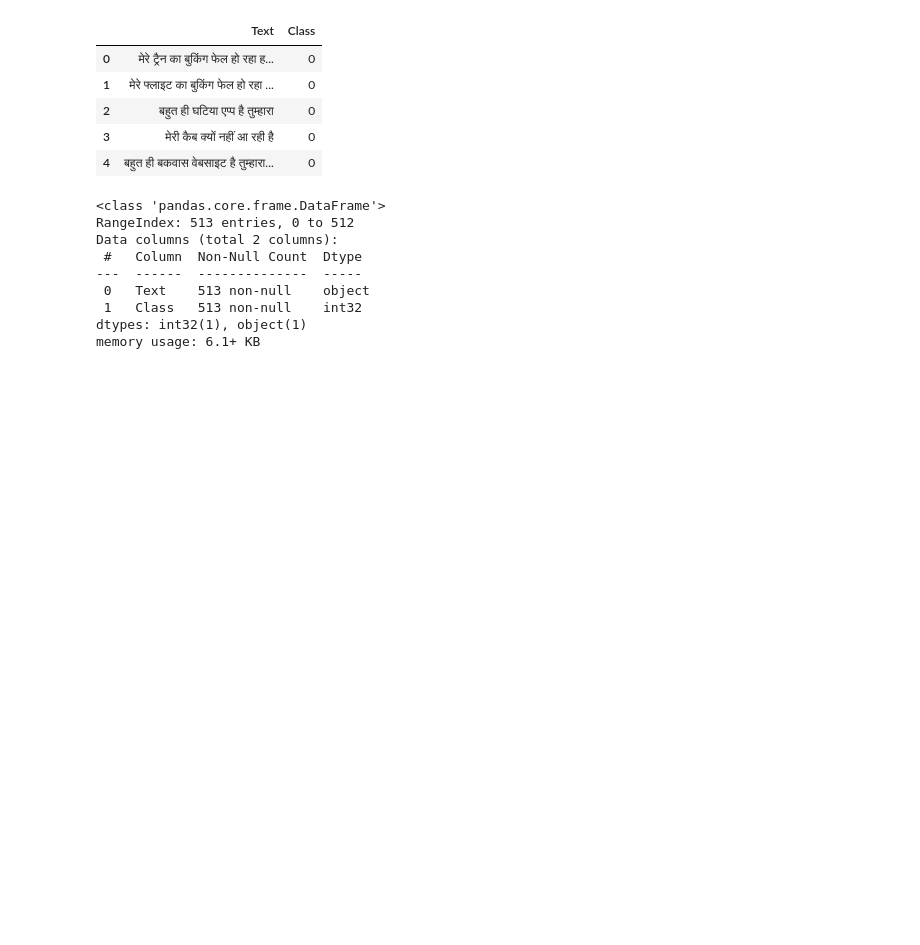
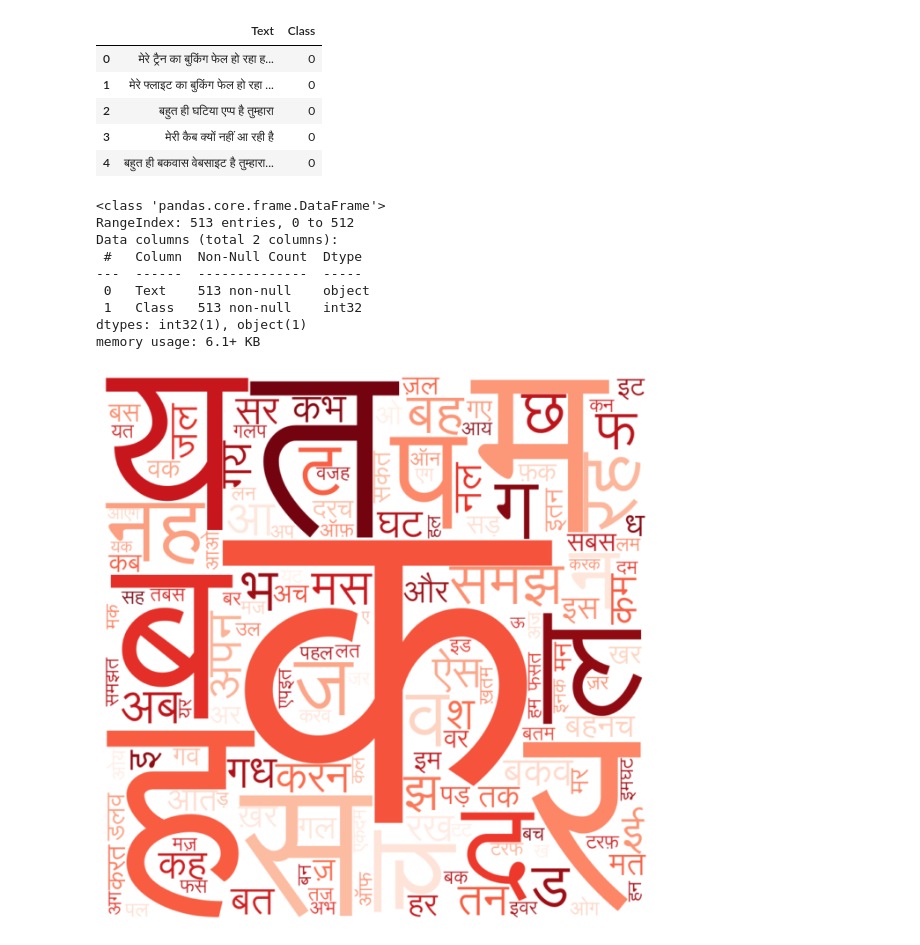
Before and after one commit to AbhiSpeak/hindi-sentiment-analysis, a Jupyter notebook: hindi-sentiment-analysis.ipynb, the cells around one changed output. Cells and saved outputs as stored; diff of their text form; code cells hidden in the pictures; blank space fills up the shorter version.

Commit message:
added stop words and created word cloud for all the different emotions.

```diff
--- a/hindi-sentiment-analysis.ipynb
+++ b/hindi-sentiment-analysis.ipynb
@@ -91,3 +91,14 @@ Data columns (total 2 columns):
  1   Class   513 non-null    int32
 dtypes: int32(1), object(1)
 memory usage: 6.1+ KB
+# %%
+stop = ['',' ',' ','!','! ','!  ','! !','! ! ','! ! !','?','ही','तुमसे','बार','आप','तुम्हारे','तु','रहा','कुछ','कभी','एक','तुम','होता','नहीं','कितनी','पर','तू','हो','है','क्यों','एप','कर','काम','रहे','बातें','लग','आता','ये चैनल्स','करनी','अपना','पैक्स','चीज़','क्या','अरे ये','करा','मैं']
+# %%
+wc=WordCloud(width=800,height=800,colormap='Reds',stopwords=stop,background_color='white',min_font_size=10,font_path='./font/Lohit-Devanagari.ttf',collocations=False)
+wc.generate(''.join(df[df['Class']==0]['Text']))
+plt.figure(figsize=(8,8))
+plt.imshow(wc,interpolation='bilinear')
+plt.axis('off')
+plt.show()
+# %% [output]
+[figure, added]
```
Also changed, not shown: parts of 5 cells of this notebook.
